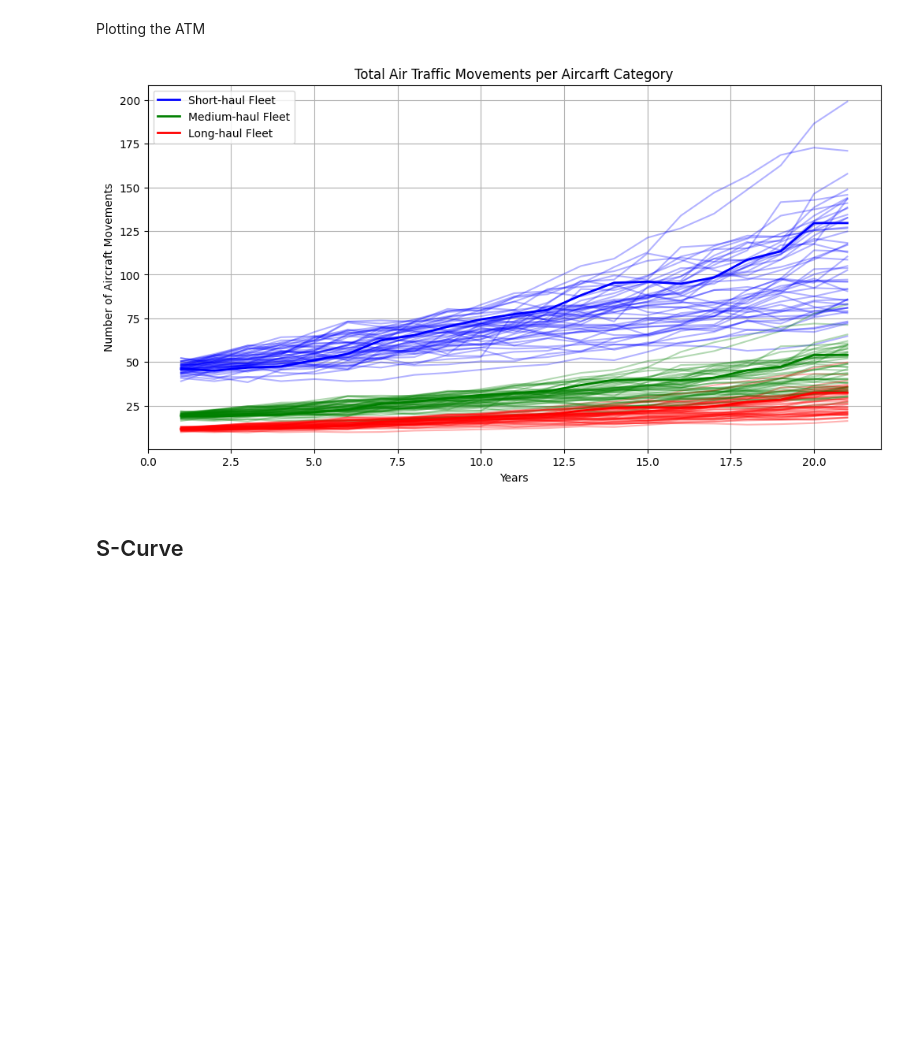
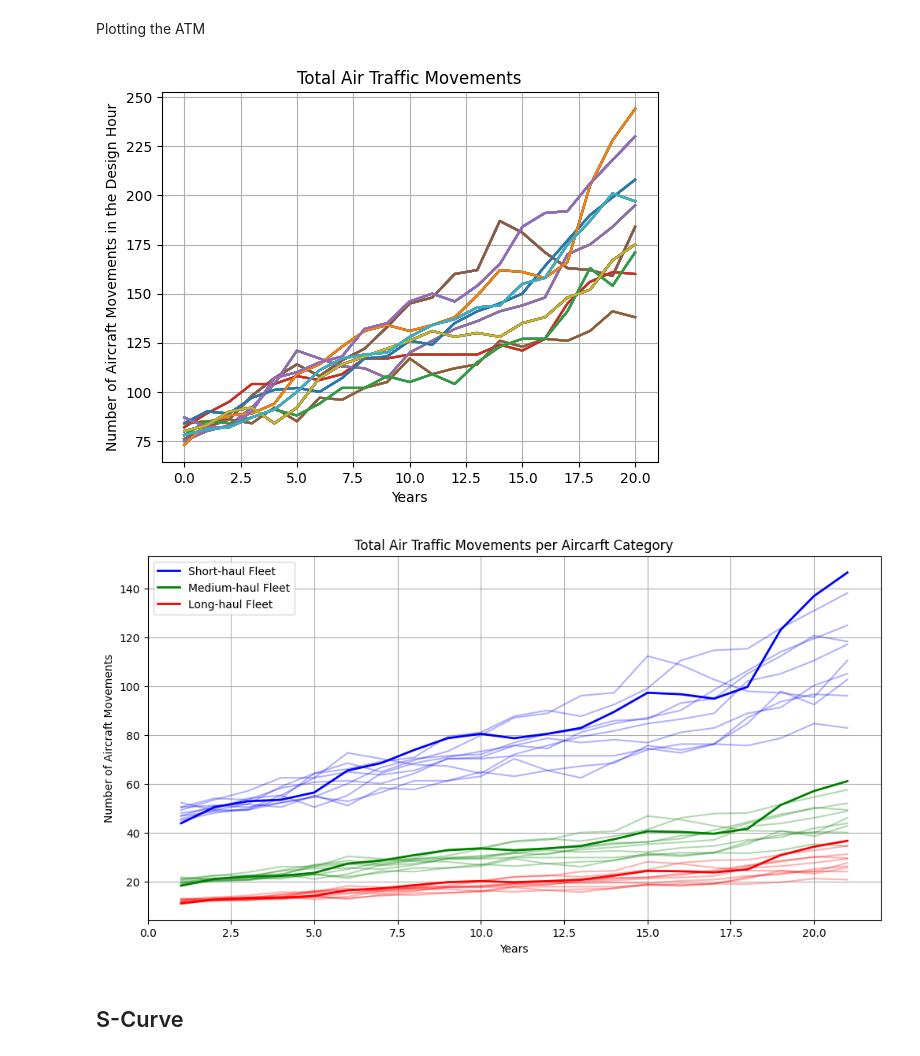
Before and after one commit to Oli767/Masterthesis, a Jupyter notebook: MT.ipynb, the cells around one changed output. Drawn from its saved outputs; the diff is of its cells as text; code cells hidden in the pictures; blank space fills up the shorter version.

Commit message:
d_ATM vs D_ATM, Yearly Demand Function added

```diff
--- a/MT.ipynb
+++ b/MT.ipynb
@@ -74,7 +84,7 @@ Param = {
     "Dt0": 25000000,  # Demand at t0
     "dt": 1,  # Steptime in Years
     "Fth": 20,  # Time Horizon of Forecasts in Steptime
-    "No_Forecasts": 50,  # Number of Forecasts
+    "No_Forecasts": 10,  # Number of Forecasts
     "No_Forecasts_plot": 100,  # Number of Forecasts to be plotted
     "mu": 0.042754330256447565,  # Average Demand growth per year
     "sigma": 0.05813761525452841,  # Volatility of Demand development per year
@@ -169,5 +179,5 @@ fn.Scenario_plot(Param, Shock_Scenarios, True, "Demand Scenarios with Shocks")
 # %% [markdown]
 ## Design Hour Load
 # %%
-DHL = fn.DHL_Calculation(Param, Shock_Scenarios)
-# fn.Scenario_plot(Param, DHL, True, "Demand Hour Load", "Passenger Demand per Hour")
+PAX_DHL = fn.DHL_Calculation(Param, Shock_Scenarios)
+fn.Scenario_plot(Param, PAX_DHL, True, "Demand Hour Load", "Passenger Demand per Hour")
@@ -174,34 +186,28 @@ DHL = fn.DHL_Calculation(Param, Shock_Scenarios)
 # %% [markdown]
 ## Load Factor
 # %%
-Load_Factor_matrix = fn.Load_Factor_matrix(Param, DHL)
+Load_Factor_matrix = fn.Load_Factor_matrix(Param, PAX_DHL)
 # fn.Scenario_plot(Param, Load_Factor_matrix, True, "Load Factor")
 # %% [markdown]
 ## Air Traffic Movements
 # %%
-ATM_matrix = fn.ATM(Param, DHL, Load_Factor_matrix)
+d_ATM, d_ATM_mix = fn.ATM(Param, PAX_DHL, Load_Factor_matrix)
 # %% [markdown]
 Plotting the ATM
 # %%
-# fn.Scenario_plot(
-#     Param,
-#     ATM_matrix[0],
-#     True,
-#     "Total Air Traffic Movements",
-#     "Number of Aircraft Movements in the Design Hour",
-# )
+fn.Scenario_plot(
+    Param,
+    d_ATM,
+    True,
+    "Total Air Traffic Movements",
+    "Number of Aircraft Movements in the Design Hour",
+)
 
 
-fn.ATM_plot(ATM_matrix[1], Param)
-# fn.Scenario_plot(
-#     Param,
-#     ATM_test_matrix[1],
-#     True,
-#     "Total Air Traffic Movements per Aircarft Category",
-#     "Number of Aircraft Movements",
-# )
+fn.ATM_plot(d_ATM_mix, Param)
 # %% [output]
-[figure, old version]
+[figure, new version]
+[figure, added]
 # %% [markdown]
 ## S-Curve
 # %%
```
Also changed, not shown: parts of 21 cells of this notebook, 1 other file.
